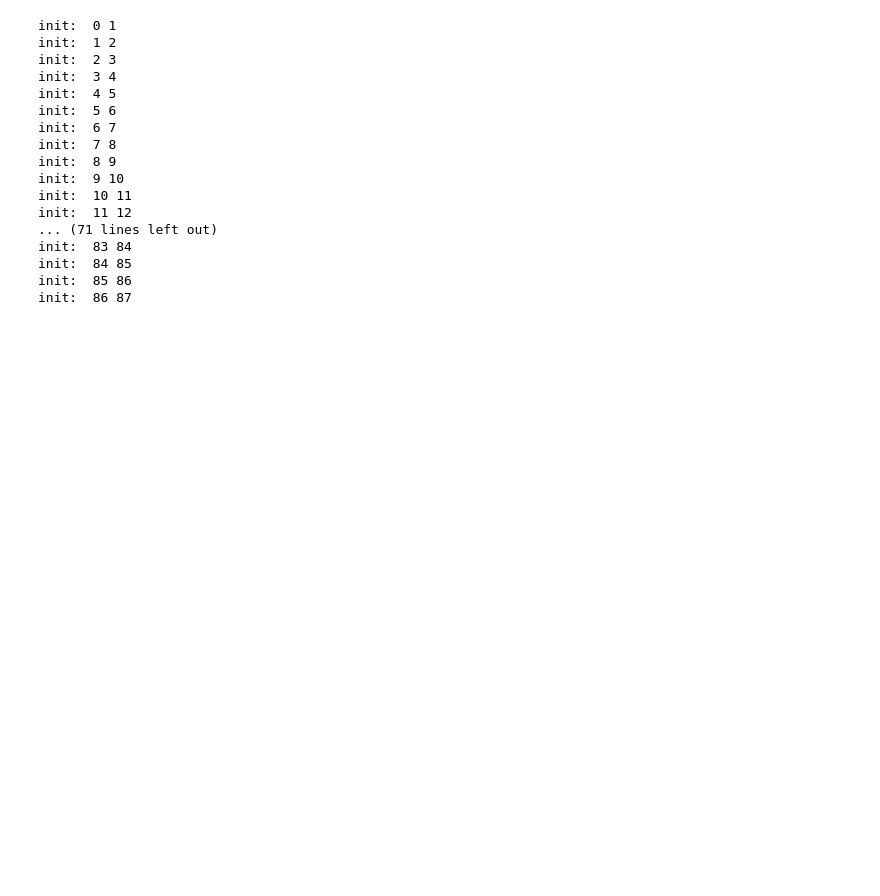
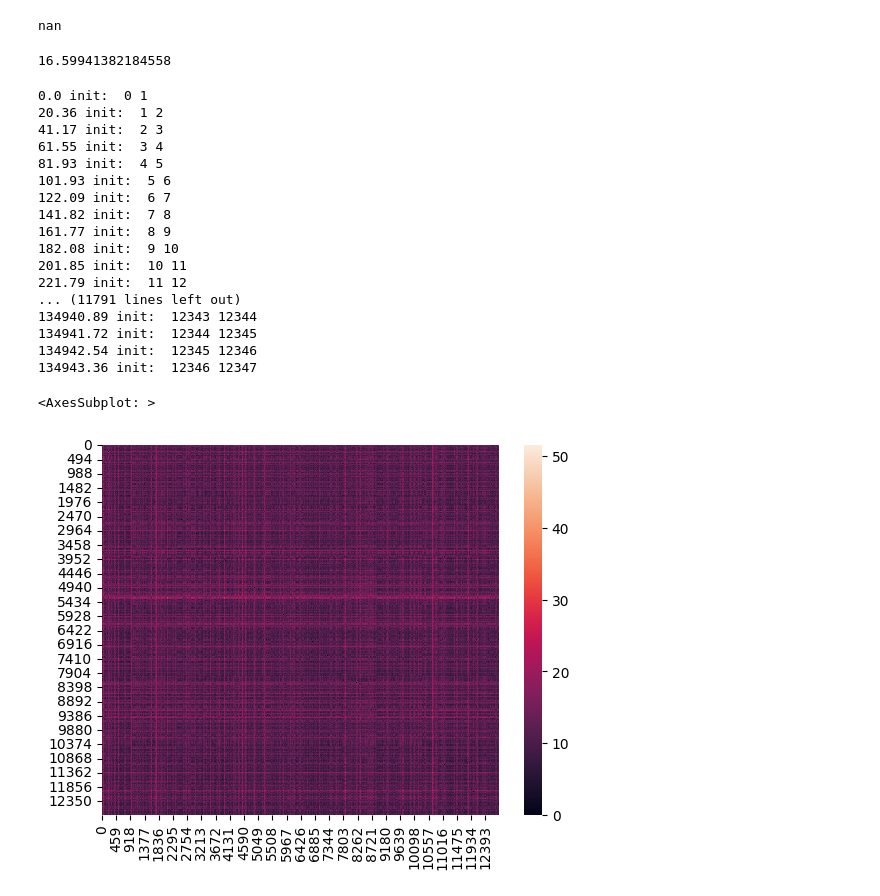
Before and after one commit to dyyjenny/Pediatric-Sepsis-Subtyping, a Jupyter notebook: muti_dtw.ipynb, the cells around one changed output. Drawn from its saved outputs; the diff is of its cells as text; code cells hidden in the pictures; blank space fills up the shorter version.

```diff
--- a/muti_dtw.ipynb
+++ b/muti_dtw.ipynb
@@ -22,0 +29,6 @@ df.head()
+# %%
+# record row index and event hour of died patient, which should be removed from traj_arr
+death_info=df[df['event_hour']>df['died_hour_round']][['EncID','event_hour']]
+death_encid_index = [df['EncID'].unique().tolist().index(i) for i in death_info['EncID'].tolist()]
+death_info['encid_index'] = death_encid_index
+to_remove = death_info.sort_values(['encid_index','event_hour']).groupby('encid_index').first()
@@ -24,6 +53,6 @@ df.head()
 # [[feature1_time1, feature2_time1, feature3_time1], [feature1_time2, feature2_time2, feature3_time2], ...]
 traj_arr = np.reshape(np.array(df[["MAPImputed","PULSEImputed","RESP_RATEImputed",
                                    "SBPImputed","SF_RATIOImputed","TEMPImputed"]]),
-                      (8949,13,6))
-traj_arr
+                      (df['EncID'].nunique(),df['event_hour'].nunique(),6))
+traj_arr.shape
 # %% [output]
@@ -46,0 +60,6 @@ array([[[-0.88305855,  1.37427142,  1.23418008, -1.1931429 ,
+# %%
+traj_list = traj_arr.copy().tolist()
+for idx,hr in zip(to_remove.index.tolist(),to_remove['event_hour'].tolist()):
+    traj_i_updated = np.delete(traj_list[idx],np.s_[hr:13], axis = 0)
+    traj_list[idx] = traj_i_updated.tolist()
+    print(to_remove.loc[idx]['EncID'],len(traj_list[idx]))
@@ -47,32 +84,46 @@ array([[[-0.88305855,  1.37427142,  1.23418008, -1.1931429 ,
+# %%
+# before removing na
+dtw_ndim.distance(traj_arr[0], traj_arr[52], penalty = 5)
+# %% [output]
+nan
+# %%
+# after removing na
+dtw_ndim.distance(np.array(traj_list[0]), np.array(traj_list[52]), penalty = 5)
+# %% [output]
+16.59941382184558
 # %%
 # mt = dtw_ndim.distance_matrix(traj_arr, penalty = 1)
-
 mt = np.zeros((traj_arr.shape[0],traj_arr.shape[0]))
+start_time = time.time()
 # function for dtw matrix
 for i in range(traj_arr.shape[0]):
     j = i + 1
-    print('init: ', i,j)
+    #with open ('dtw_prog.txt', 'a') as f:
+        #f.write(str(i))
+        #f.write('\n')
+    #f.close()
+    print(round(time.time()-start_time,2), 'init: ', i,j)
     while j < traj_arr.shape[0]:
-        dtw = dtw_ndim.distance(traj_arr[i], traj_arr[j], penalty = 1)
+        dtw = dtw_ndim.distance(np.array(traj_list[i]), np.array(traj_list[j]), penalty = 5)
         mt[i,j] = dtw
         mt[j,i] = dtw
         j+= 1
         #print('loop', i,j)
 # %% [output]
-init:  0 1
-init:  1 2
-init:  2 3
-init:  3 4
-init:  4 5
-init:  5 6
-init:  6 7
-init:  7 8
-init:  8 9
-init:  9 10
-init:  10 11
-init:  11 12
-... (71 lines left out)
-init:  83 84
-init:  84 85
-init:  85 86
-init:  86 87
+0.0 init:  0 1
+20.36 init:  1 2
+41.17 init:  2 3
+61.55 init:  3 4
+81.93 init:  4 5
+101.93 init:  5 6
+122.09 init:  6 7
+141.82 init:  7 8
+161.77 init:  8 9
+182.08 init:  9 10
+201.85 init:  10 11
+221.79 init:  11 12
+... (11791 lines left out)
+134940.89 init:  12343 12344
+134941.72 init:  12344 12345
+134942.54 init:  12345 12346
+134943.36 init:  12346 12347
@@ -79,3 +133,8 @@ init:  86 87
+# %%
+sns.heatmap(mt)
+# %% [output]
+<AxesSubplot: >
+[figure, added]
 # %%
 # hac
 plt.figure(figsize=(10, 7))
```
Also changed, not shown: parts of 9 cells of this notebook, 2 other files.
